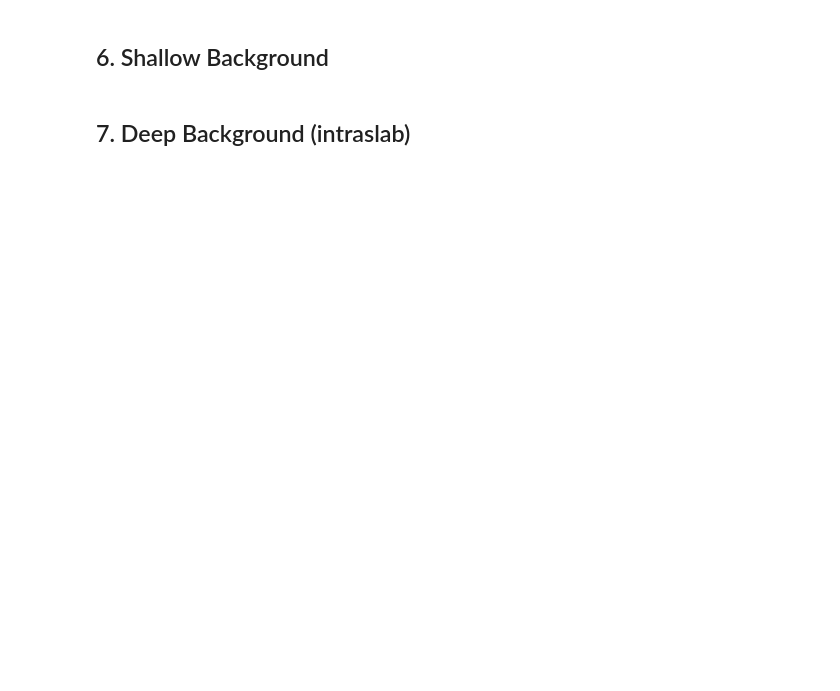
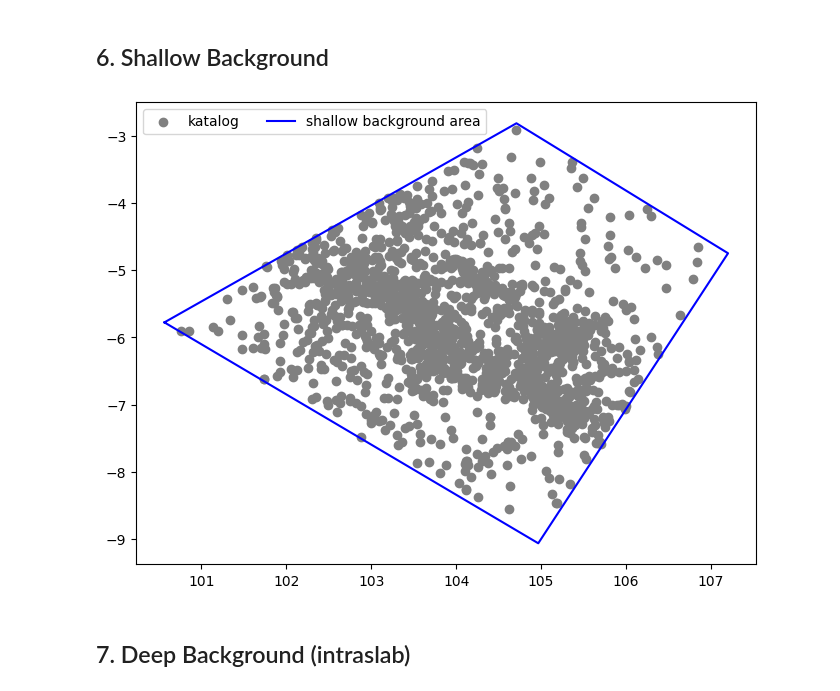
Before and after one commit to yudhastyawan/Seismologi-Teknik-OQ, a Jupyter notebook: OQ004_pemisahan_katalog_sumber_gempa.ipynb, the cells around one changed output. Saved outputs shown, nothing was run; the diff lists cells and outputs as text; code cells hidden in the pictures; blank space fills up the shorter version.

```diff
--- a/OQ004_pemisahan_katalog_sumber_gempa.ipynb
+++ b/OQ004_pemisahan_katalog_sumber_gempa.ipynb
@@ -123,6 +134,24 @@ for i in range(len(catalogue_shallow_backgrounds)):
 
 # simpan variabel untuk dipakai di tahapan berikutnya
 variable_to_pkl(catalogue_shallow_backgrounds, "tmp_OQ004_catalogue_shallow_backgrounds.pkl")
+# %%
+# melihat distribusi data pada gambar
+list_variables = (
+    catalogue_shallow_backgrounds,
+    shallow_background_geoms
+)
+list_colors = (
+    ['grey','none'],
+    ['b','none']
+)
+list_labels = (
+    "katalog",
+    "shallow background area"
+)
+
+fig, _ = quick_create_maps(list_variables, list_colors, list_labels, figsize=(8,6))
+# %% [output]
+[figure, added]
 # %% [markdown]
 ## 7. Deep Background (intraslab)
 # %%
```
Also changed, not shown: parts of 10 cells of this notebook, 10 other files.
